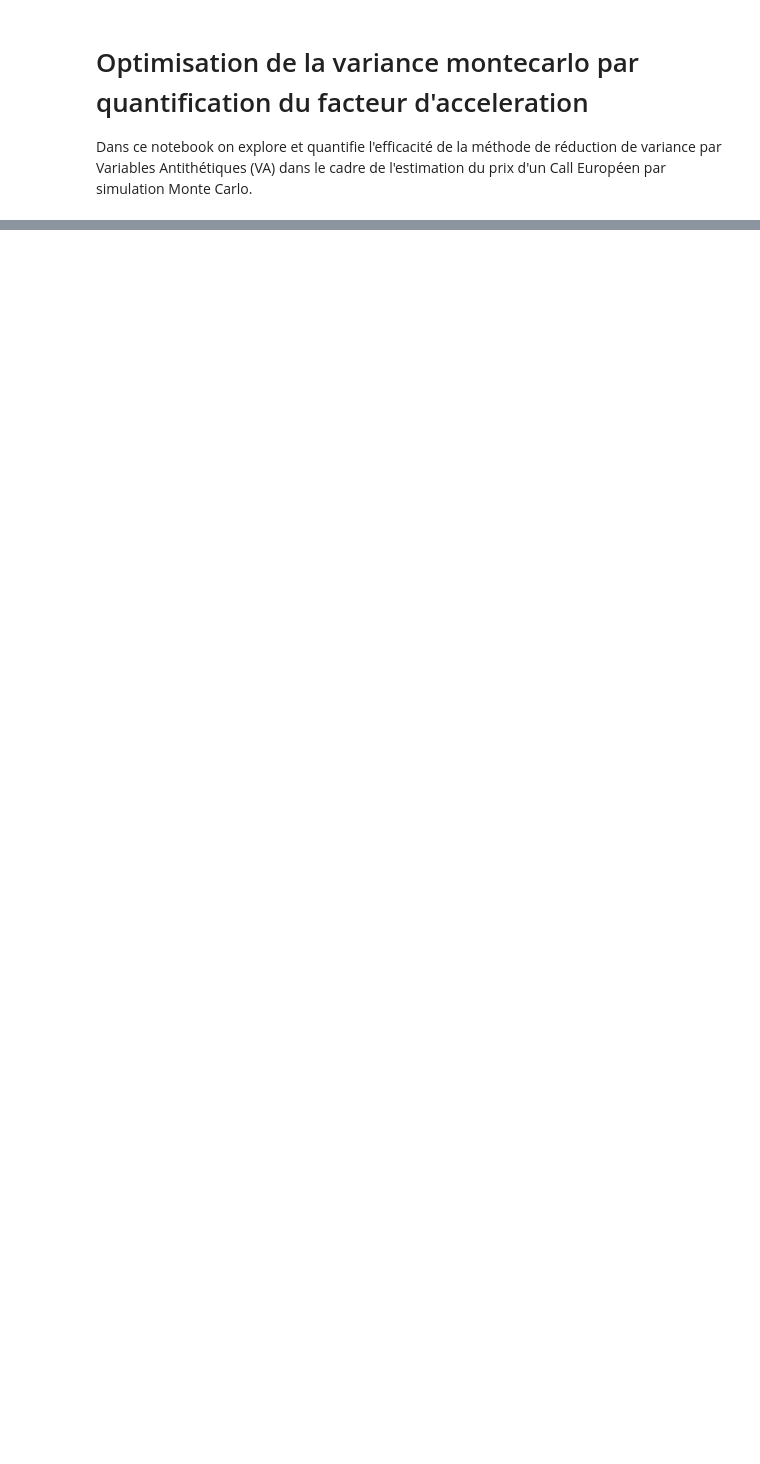
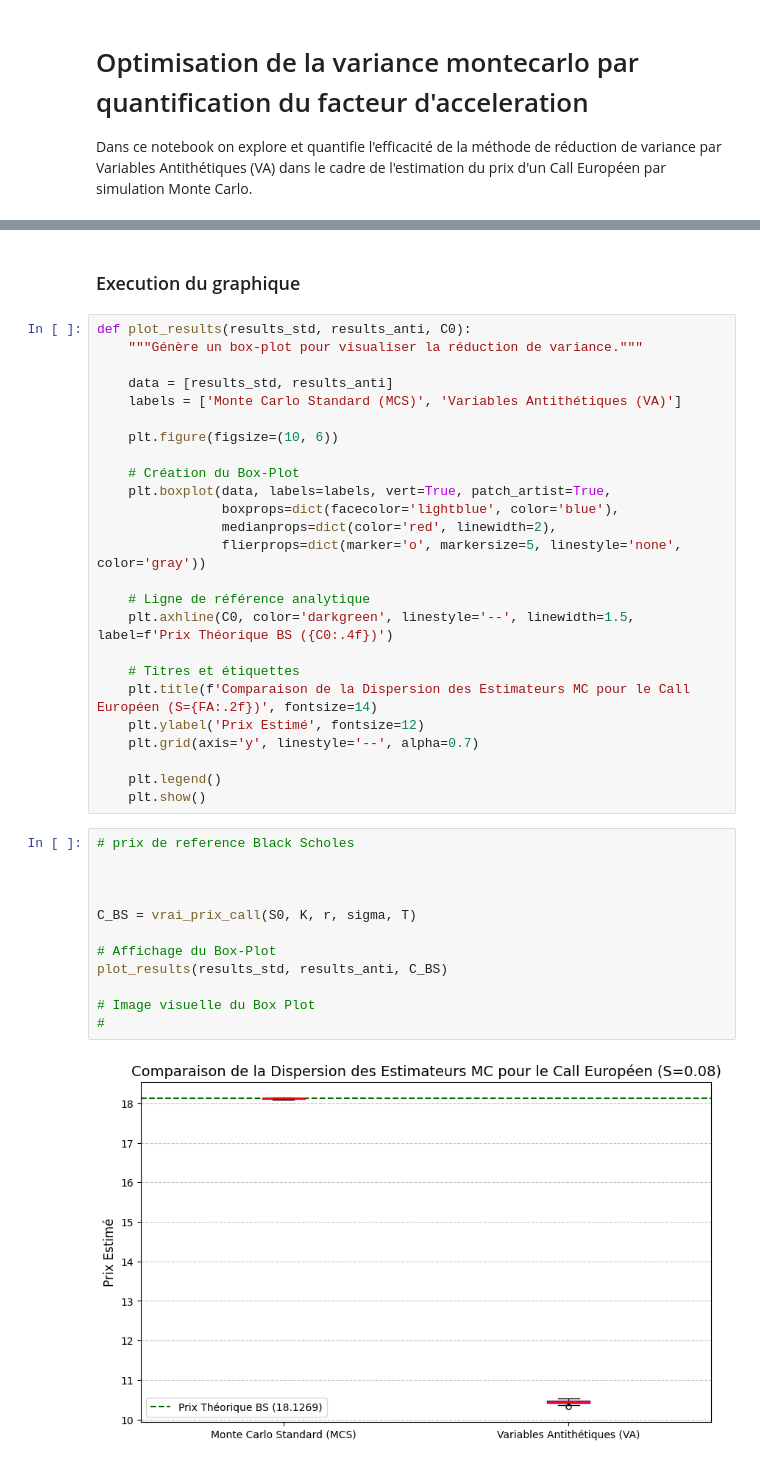
Before and after one commit to Guy-Ange/MBG_Montecarlo, a Jupyter notebook: notebooks/optimisation_variables_antithetiques.ipynb, the cells around one changed output, grey strips where cells are left out. Cells and saved outputs as stored; diff of their text form; blank space fills up the shorter version.

```diff
--- a/notebooks/optimisation_variables_antithetiques.ipynb
+++ b/notebooks/optimisation_variables_antithetiques.ipynb
@@ -68,0 +141,41 @@ seed = 21
+# %% [markdown]
+### Execution du graphique
+# %%
+def plot_results(results_std, results_anti, C0):
+    """Génère un box-plot pour visualiser la réduction de variance."""
+
+    data = [results_std, results_anti]
+    labels = ['Monte Carlo Standard (MCS)', 'Variables Antithétiques (VA)']
+
+    plt.figure(figsize=(10, 6))
+
+    # Création du Box-Plot
+    plt.boxplot(data, labels=labels, vert=True, patch_artist=True,
+                boxprops=dict(facecolor='lightblue', color='blue'),
+                medianprops=dict(color='red', linewidth=2),
+                flierprops=dict(marker='o', markersize=5, linestyle='none', color='gray'))
+
+    # Ligne de référence analytique
+    plt.axhline(C0, color='darkgreen', linestyle='--', linewidth=1.5, label=f'Prix Théorique BS ({C0:.4f})')
+
+    # Titres et étiquettes
+    plt.title(f'Comparaison de la Dispersion des Estimateurs MC pour le Call Européen (S={FA:.2f})', fontsize=14)
+    plt.ylabel('Prix Estimé', fontsize=12)
+    plt.grid(axis='y', linestyle='--', alpha=0.7)
+
+    plt.legend()
+    plt.show()
+# %%
+# prix de reference Black Scholes
+
+
+
+C_BS = vrai_prix_call(S0, K, r, sigma, T)
+
+# Affichage du Box-Plot
+plot_results(results_std, results_anti, C_BS)
+
+# Image visuelle du Box Plot
+#
+# %% [output]
+[figure, added]
```
Also changed, not shown: parts of 9 cells of this notebook, 1 other file.
